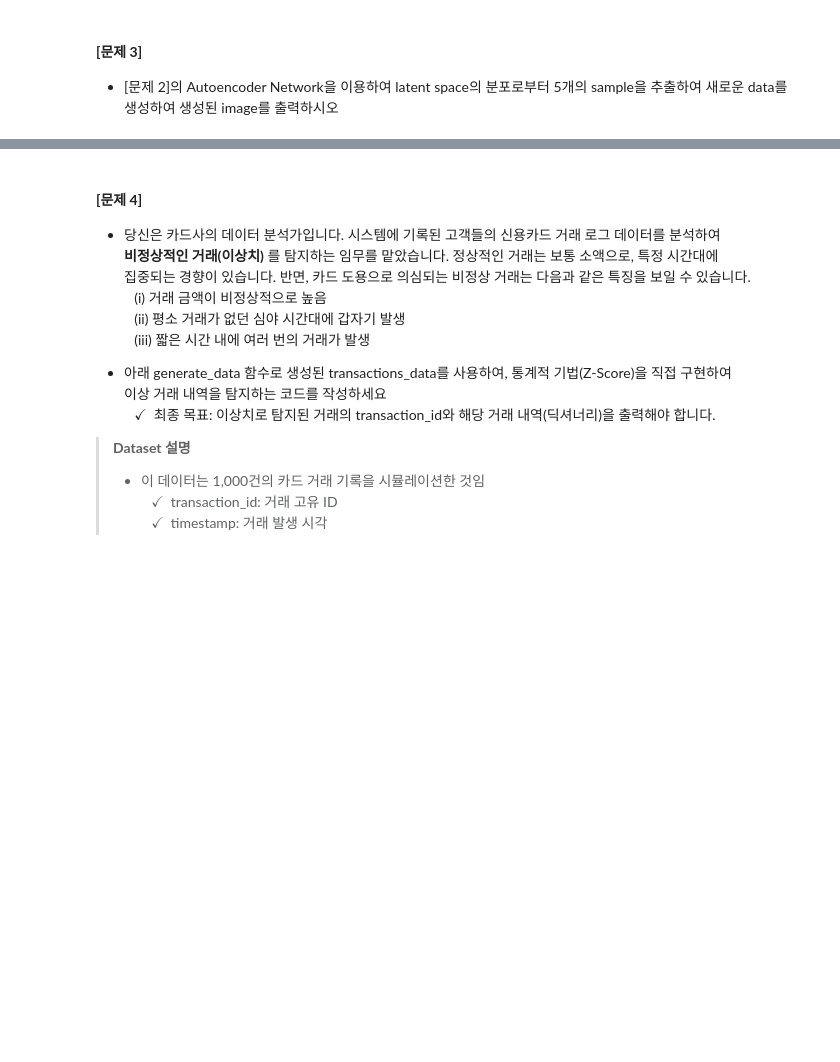
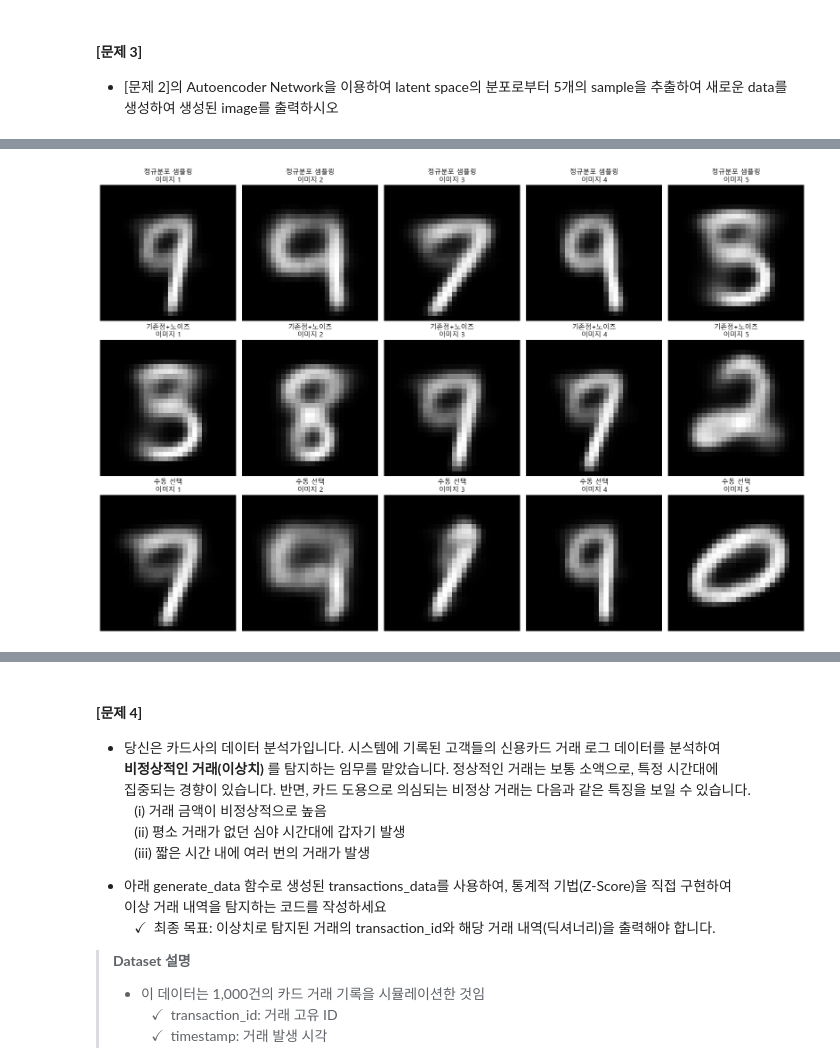
Before and after one commit to brighteen/Deep-Learning, a Jupyter notebook: Unsupervised Learning/기말고사_비지도학습_문제지(20250617).ipynb, the cells around one changed output, grey strips where cells are left out. Drawn from its saved outputs; the diff is of its cells as text; code cells hidden in the pictures; blank space fills up the shorter version.

```diff
--- a/Unsupervised Learning/기말고사_비지도학습_문제지(20250617).ipynb
+++ b/Unsupervised Learning/기말고사_비지도학습_문제지(20250617).ipynb
@@ -538,0 +725,25 @@ print(f"   - 복원 품질 (MSE): {mse_scores[best_idx]:.6f}")
+# %%
+# 6단계: 다양한 방법으로 생성된 이미지들 비교
+print("\n6단계: 다양한 샘플링 방법 비교")
+
+# 세 가지 방법으로 생성된 이미지들 비교
+methods = [
+    ("정규분포 샘플링", new_latent_points_normal),
+    ("기존점+노이즈", new_latent_points_noise),
+    ("수동 선택", new_latent_points_manual)
+]
+
+plt.figure(figsize=(18, 12))
+
+for method_idx, (method_name, latent_points) in enumerate(methods):
+    generated = decoder.predict(latent_points)
+
+    for i in range(5):
+        plt.subplot(3, 5, method_idx * 5 + i + 1)
+        plt.imshow(generated[i].reshape(28, 28), cmap='gray')
+        plt.title(f'{method_name}\n이미지 {i+1}')
+        plt.axis('off')
+
+plt.tight_layout()
+plt.show()
+# %% [output]
@@ -538,0 +754 @@ print(f"   - 복원 품질 (MSE): {mse_scores[best_idx]:.6f}")
+[figure, added]
```
Also changed, not shown: parts of 9 cells of this notebook.
